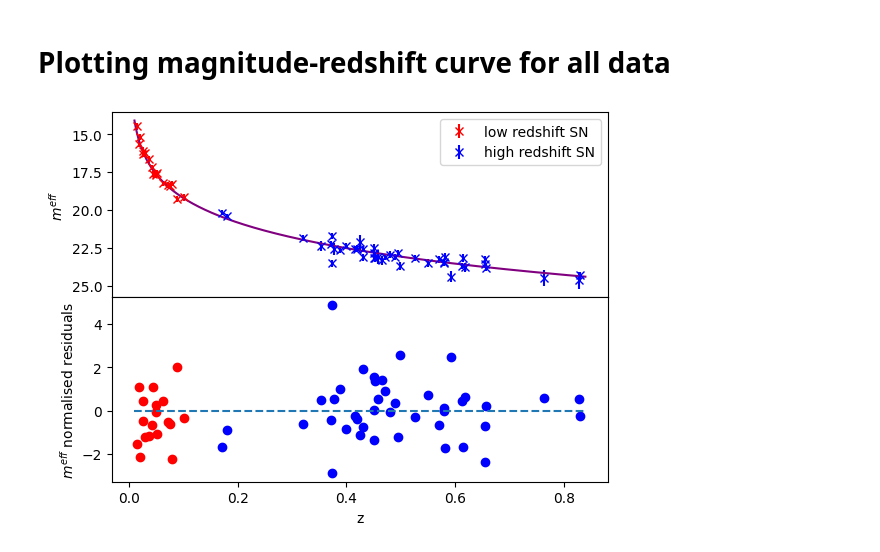
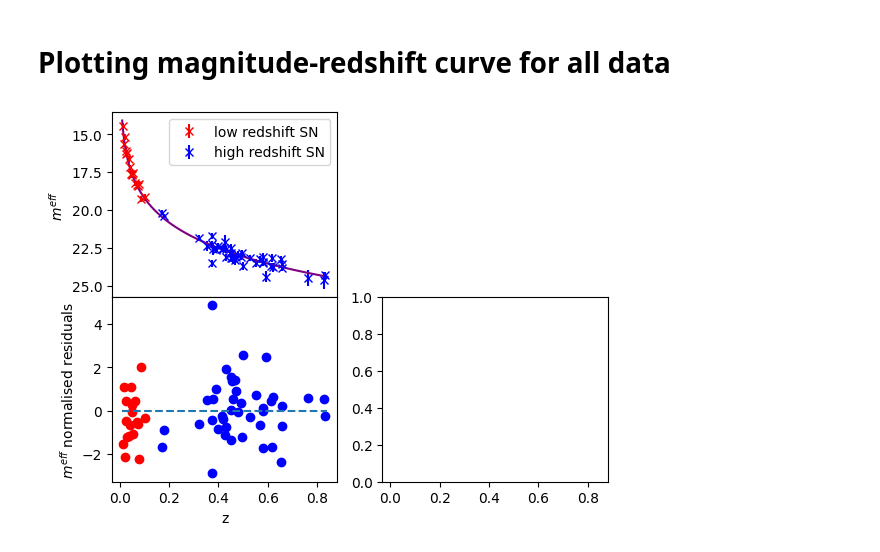
Before and after one commit to LightningMinion/Supernova-Cosmology, a Jupyter notebook: main-code v2.ipynb, the cells around one changed output. Cells and saved outputs as stored; diff of their text form; code cells hidden in the pictures.

```diff
--- a/main-code v2.ipynb
+++ b/main-code v2.ipynb
@@ -183,38 +186,39 @@ IndexError: boolean index did not match indexed array along dimension 0; dimensi
 # %%
 def zero_funct(x):
     return 0*x
 trial_z = np.linspace(0.01, 0.84, 1000)
 trial_mag = np.zeros(len(trial_z))
 i3 = 0
 for trial_redshift in trial_z:
     trial_mag[i3] = mag_model(trial_redshift, OmegaLambda)
     i3 += 1
 norm_resid_near = np.zeros(len(sn_z_near))
 i4 = 0
 for trial_redshift2 in sn_z_near:
     norm_resid_near[i4] = (sn_mag_near[i4] - mag_model(trial_redshift2, OmegaLambda))/sn_mag_err_near[i4]
     i4 += 1
 norm_resid_far = np.zeros(len(sn_z_far))
 i5 = 0
 for trial_redshift3 in sn_z_far:
     norm_resid_far[i5] = (sn_mag_far[i5] - mag_model(trial_redshift3, OmegaLambda))/sn_mag_err_far[i5]
     i5 += 1
 
-fig, axs = plt.subplots(2, 1, sharex = True)
-axs[0].errorbar(sn_z_near, sn_mag_near, yerr=sn_mag_err_near, marker = "x", linestyle = 'None', color = "red", label = "low redshift SN")
-axs[0].errorbar(sn_z_far, sn_mag_far, yerr = sn_mag_err_far, marker = "x", linestyle = "None", color = "blue", label = "high redshift SN")
-axs[0].plot(trial_z, trial_mag, color = "purple")
+fig, axs = plt.subplots(2, 2, sharex = True)
+axs[0,0].errorbar(sn_z_near, sn_mag_near, yerr=sn_mag_err_near, marker = "x", linestyle = 'None', color = "red", label = "low redshift SN")
+axs[0,0].errorbar(sn_z_far, sn_mag_far, yerr = sn_mag_err_far, marker = "x", linestyle = "None", color = "blue", label = "high redshift SN")
+axs[0,0].plot(trial_z, trial_mag, color = "purple")
 #axs[0].errorbar(sn_z_far, sn_mag_far, yerr=sn_mag_err_far, marker = "x", linestyle = 'None', color = "blue", label = "distant SN")
-axs[1].scatter(sn_z_near, norm_resid_near, color = "red")
-axs[1].scatter(sn_z_far, norm_resid_far, color = "blue")
-axs[1].plot(trial_z, zero_funct(trial_z), linestyle = "dashed")
-plt.xlabel("z")
-axs[0].set_ylabel("${m^{eff}}$")
-plt.ylabel("${m^{eff}}$ normalised residuals")
+axs[1,0].scatter(sn_z_near, norm_resid_near, color = "red")
+axs[1,0].scatter(sn_z_far, norm_resid_far, color = "blue")
+axs[1,0].plot(trial_z, zero_funct(trial_z), linestyle = "dashed")
+axs[1,0].set_xlabel("z")
+axs[0,0].set_ylabel("${m^{eff}}$")
+axs[1,0].set_ylabel("${m^{eff}}$ normalised residuals")
 fig.subplots_adjust(hspace=0)
-axs[0].legend()
-axs[0].invert_yaxis()
+axs[0,0].legend()
+axs[0,0].invert_yaxis()
+axs[0,1].remove()
 plt.savefig("effMagNearby-redshift-normResid-graph")
 plt.show()
 # %% [output]
-[figure, old version]
+[figure, new version]
```
Also changed, not shown: parts of 2 cells of this notebook, 2 other files.
